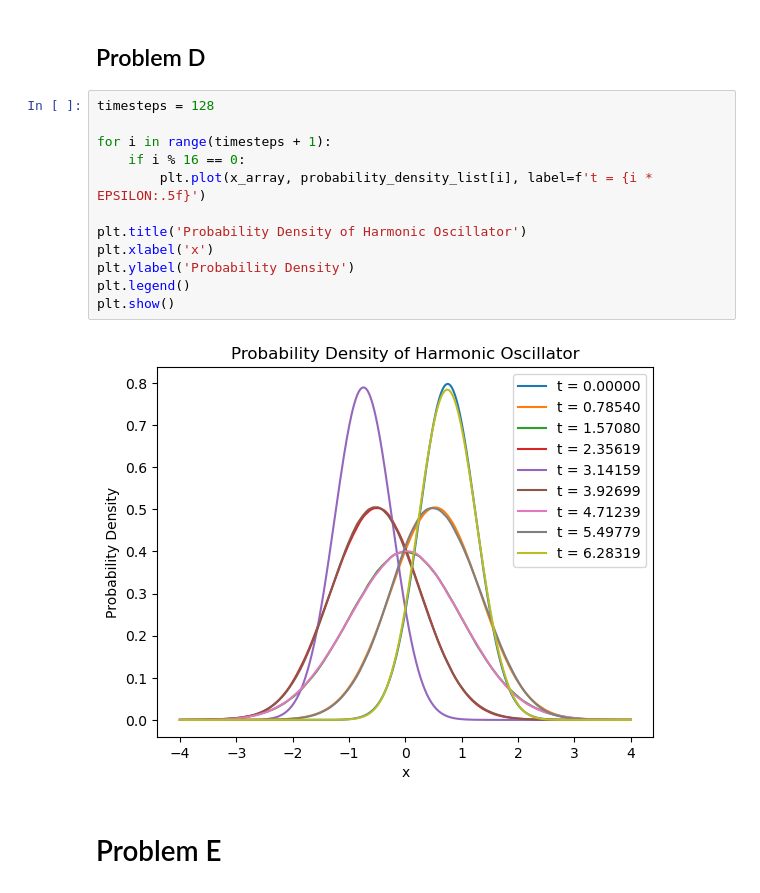
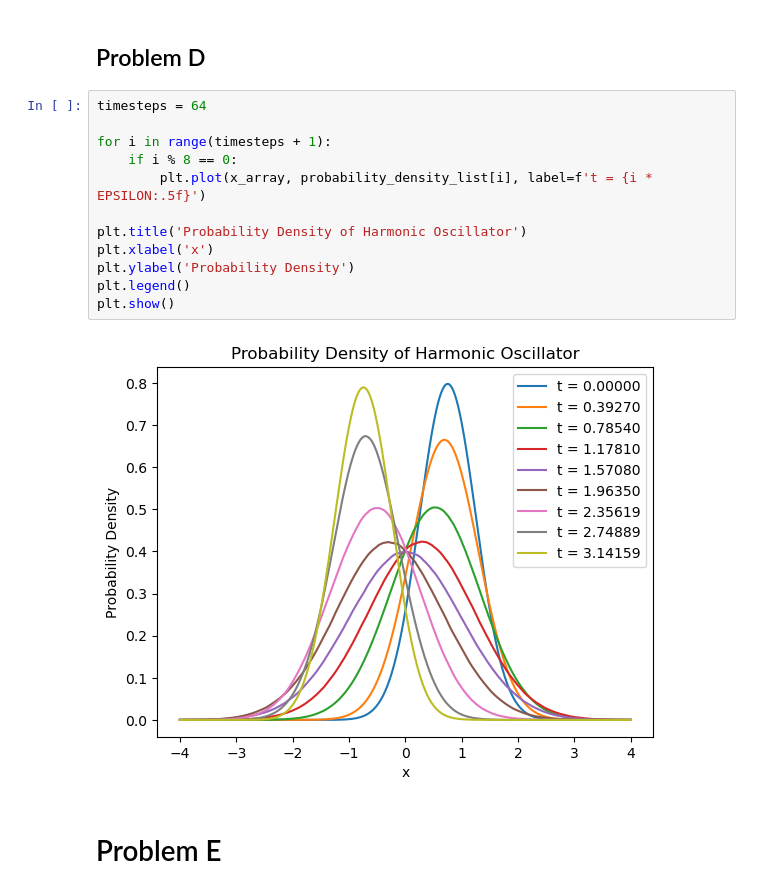
Before and after one commit to trevin-lee/ucsd_phys_142, a Jupyter notebook: Assignments/assignment_01/assignment_01.ipynb, the cells around one changed output. Saved outputs shown, nothing was run; the diff lists cells and outputs as text.

```diff
--- a/Assignments/assignment_01/assignment_01.ipynb
+++ b/Assignments/assignment_01/assignment_01.ipynb
@@ -185,19 +185,19 @@ plt.show()
 # %% [markdown]
 ## Problem D
 # %%
-timesteps = 128
+timesteps = 64
 
 for i in range(timesteps + 1):
-    if i % 16 == 0:
+    if i % 8 == 0:
         plt.plot(x_array, probability_density_list[i], label=f't = {i * EPSILON:.5f}')
 
 plt.title('Probability Density of Harmonic Oscillator')
 plt.xlabel('x')
 plt.ylabel('Probability Density')
 plt.legend()
 plt.show()
 # %% [output]
-[figure, old version]
+[figure, new version]
 # %% [markdown]
 # Problem E
 # %%
```
Also changed, not shown: parts of 1 cell of this notebook, 5 other files.
